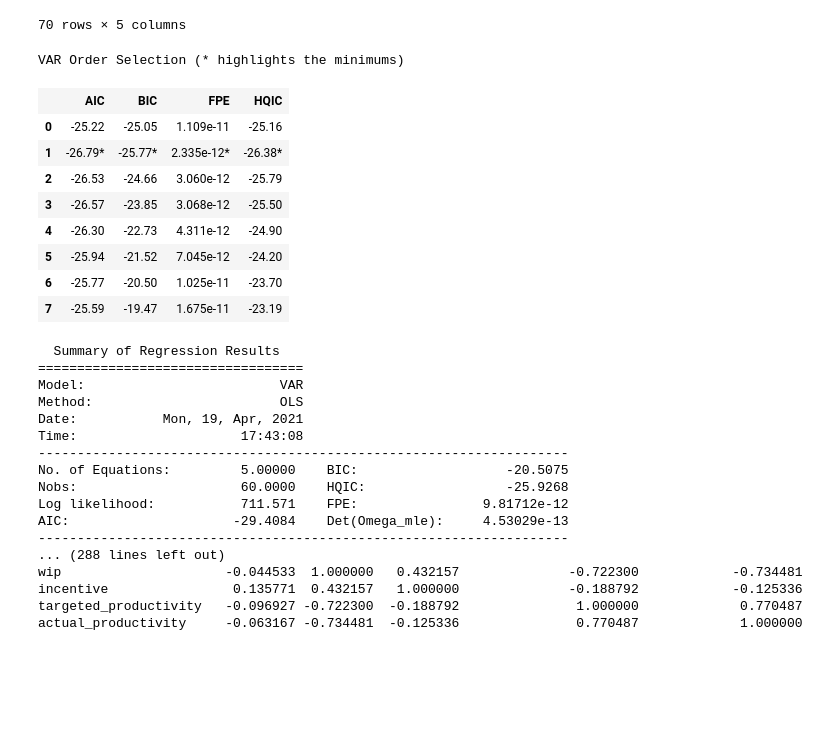
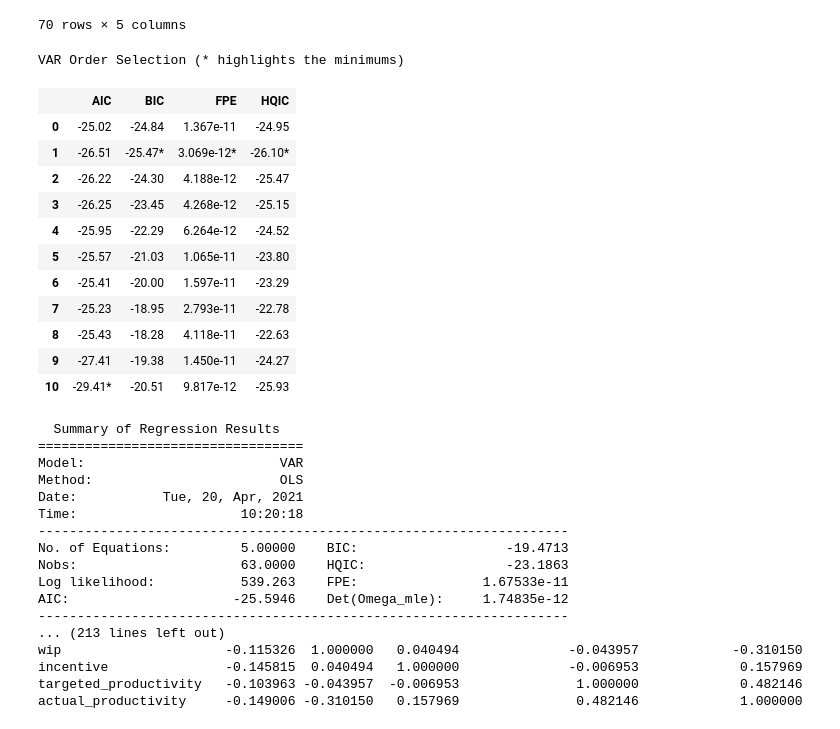
Before and after one commit to skozh/MM, a Jupyter notebook: Task4.ipynb, the cells around one changed output. Cells and saved outputs as stored; diff of their text form; code cells hidden in the pictures; blank space fills up the shorter version.

```diff
--- a/Task4.ipynb
+++ b/Task4.ipynb
@@ -542,40 +560,43 @@ input_data
 # %%
 from statsmodels.tsa.api import VAR
 
 model = VAR(input_data, freq="1D")
-model.select_order(7).summary()
+model.select_order(10).summary()
 # %% [output]
 VAR Order Selection (* highlights the minimums)
 |  | AIC | BIC | FPE | HQIC |
-| 0 | -25.22 | -25.05 | 1.109e-11 | -25.16 |
-| 1 | -26.79* | -25.77* | 2.335e-12* | -26.38* |
-| 2 | -26.53 | -24.66 | 3.060e-12 | -25.79 |
-| 3 | -26.57 | -23.85 | 3.068e-12 | -25.50 |
-| 4 | -26.30 | -22.73 | 4.311e-12 | -24.90 |
-| 5 | -25.94 | -21.52 | 7.045e-12 | -24.20 |
-| 6 | -25.77 | -20.50 | 1.025e-11 | -23.70 |
-| 7 | -25.59 | -19.47 | 1.675e-11 | -23.19 |
+| 0 | -25.02 | -24.84 | 1.367e-11 | -24.95 |
+| 1 | -26.51 | -25.47* | 3.069e-12* | -26.10* |
+| 2 | -26.22 | -24.30 | 4.188e-12 | -25.47 |
+| 3 | -26.25 | -23.45 | 4.268e-12 | -25.15 |
+| 4 | -25.95 | -22.29 | 6.264e-12 | -24.52 |
+| 5 | -25.57 | -21.03 | 1.065e-11 | -23.80 |
+| 6 | -25.41 | -20.00 | 1.597e-11 | -23.29 |
+| 7 | -25.23 | -18.95 | 2.793e-11 | -22.78 |
+| 8 | -25.43 | -18.28 | 4.118e-11 | -22.63 |
+| 9 | -27.41 | -19.38 | 1.450e-11 | -24.27 |
+| 10 | -29.41* | -20.51 | 9.817e-12 | -25.93 |
 # %%
-results = model.fit(10)
+results = model.fit(7)
 print(results.summary())
 # %% [output]
   Summary of Regression Results
 ==================================
 Model:                         VAR
 Method:                        OLS
-Date:           Mon, 19, Apr, 2021
-Time:                     17:43:08
+Date:           Tue, 20, Apr, 2021
+Time:                     10:20:18
 --------------------------------------------------------------------
-No. of Equations:         5.00000    BIC:                   -20.5075
-Nobs:                     60.0000    HQIC:                  -25.9268
-Log likelihood:           711.571    FPE:                9.81712e-12
-AIC:                     -29.4084    Det(Omega_mle):     4.53029e-13
+No. of Equations:         5.00000    BIC:                   -19.4713
+Nobs:                     63.0000    HQIC:                  -23.1863
+Log likelihood:           539.263    FPE:                1.67533e-11
+AIC:                     -25.5946    Det(Omega_mle):     1.74835e-12
 --------------------------------------------------------------------
-... (288 lines left out)
-wip                     -0.044533  1.000000   0.432157              -0.722300            -0.734481
-incentive                0.135771  0.432157   1.000000              -0.188792            -0.125336
-targeted_productivity   -0.096927 -0.722300  -0.188792               1.000000             0.770487
-actual_productivity     -0.063167 -0.734481  -0.125336               0.770487             1.000000
+... (213 lines left out)
+wip                     -0.115326  1.000000   0.040494              -0.043957            -0.310150
+incentive               -0.145815  0.040494   1.000000              -0.006953             0.157969
+targeted_productivity   -0.103963 -0.043957  -0.006953               1.000000             0.482146
+actual_productivity     -0.149006 -0.310150   0.157969               0.482146             1.000000
 # %%
 def add_lags(s, lag):
     new_dict={}
```
Also changed, not shown: parts of 12 cells of this notebook, 1 other file.
